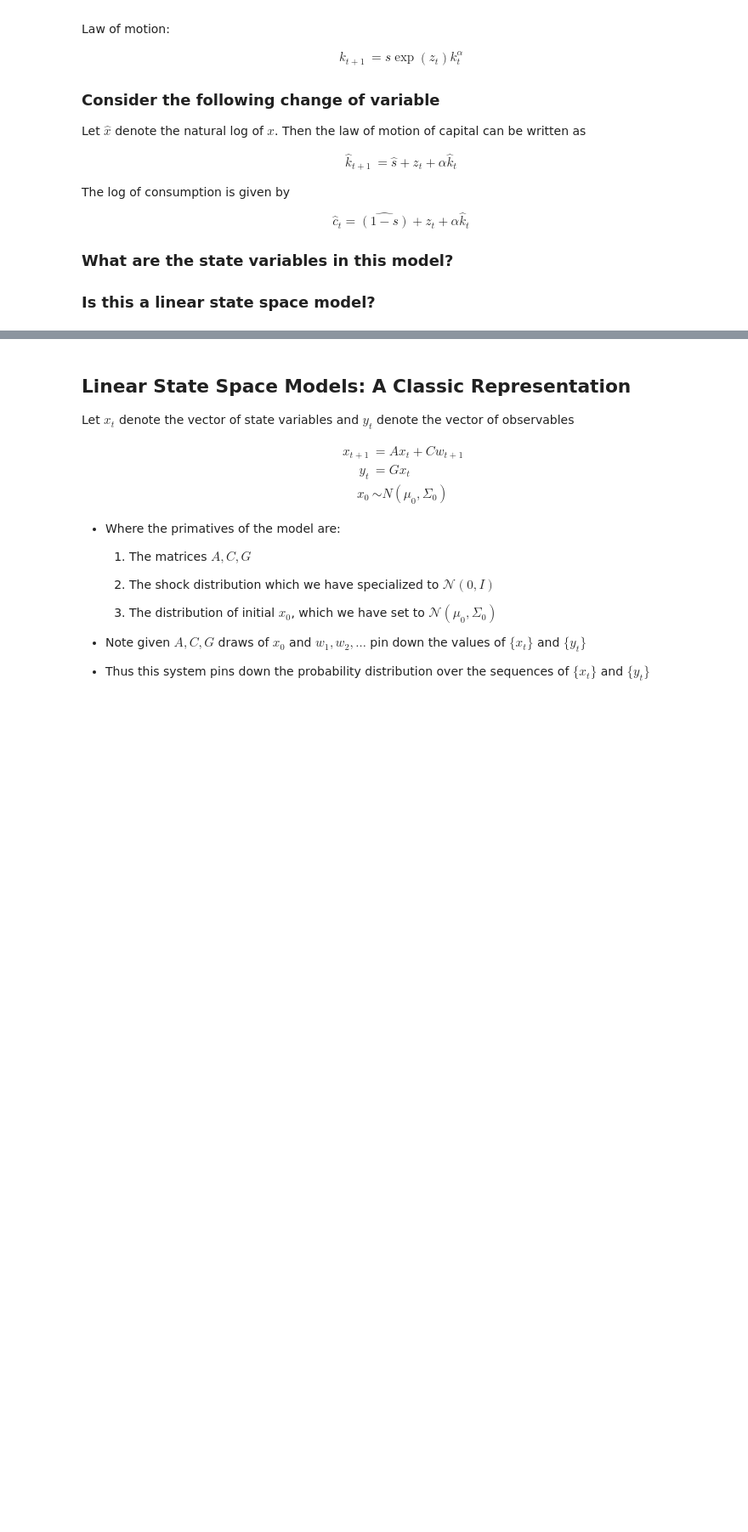
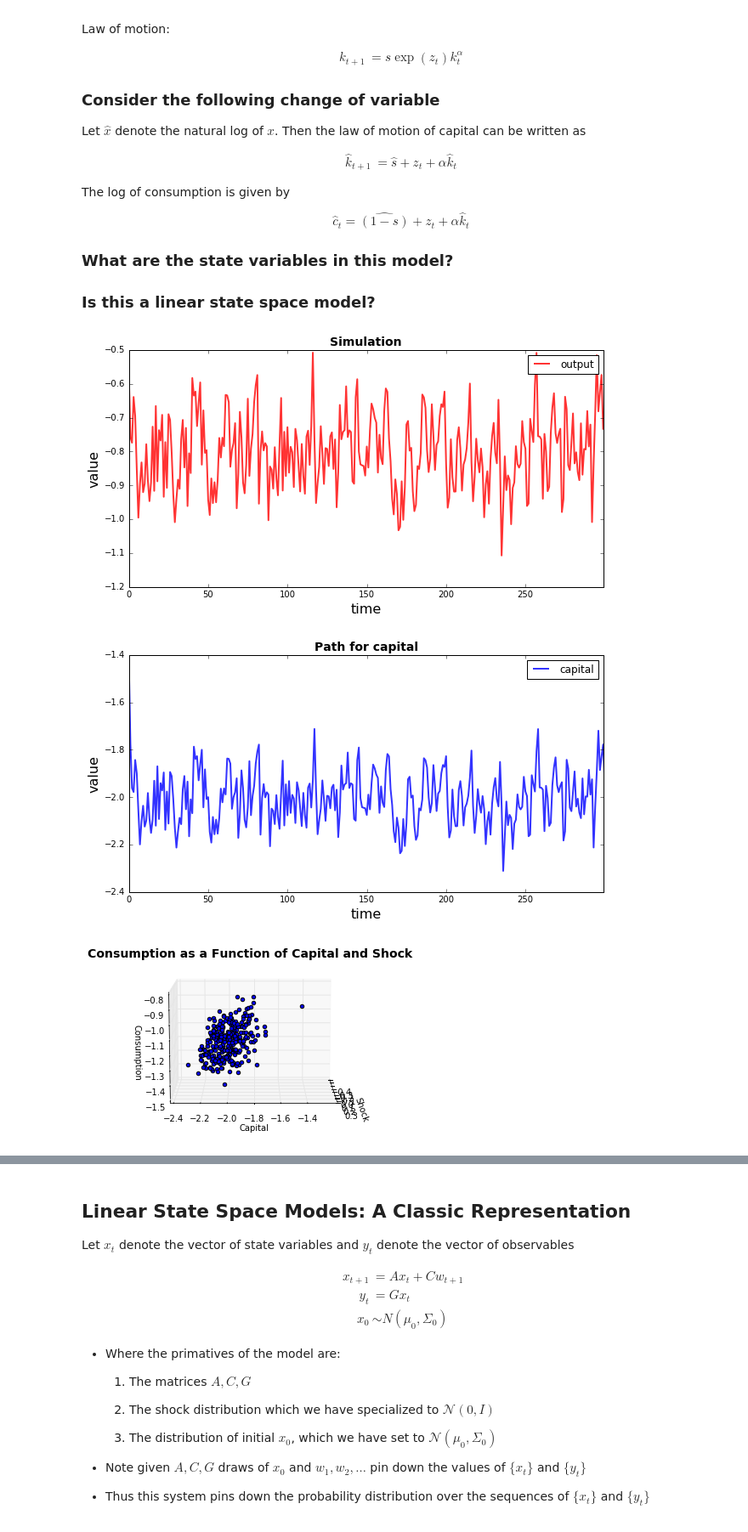
Before and after one commit to mmcky/nyu-econ-370, a Jupyter notebook: notebooks/Linear_state_space.ipynb, the cells around one changed output, grey strips where cells are left out. Shown at 85% size. Drawn from its saved outputs; the diff is of its cells as text; code cells hidden in the pictures; blank space fills up the shorter version.

```diff
--- a/notebooks/Linear_state_space.ipynb
+++ b/notebooks/Linear_state_space.ipynb
@@ -250,9 +255,9 @@ s = 0.3
 
 alpha = 0.4
 
-delta = 0.1
+delta = 1.0
 
-k_0 = 6
+k_0 = 0.24
 
 
 # N: number of periods for the transition
@@ -265,7 +270,7 @@ k_0 = 6
 
 N = 300
 
-std = 0.00001
+std = 0.1
 
 rho = 0.0
 
@@ -273,6 +278,7 @@ rho = 0.0
 # == set up the simulation == #
 
 Simul_shock = np.random.normal(0, std, N)
+
 
 Simul_y = np.zeros(N)
 
@@ -325,37 +331,54 @@ plt.show()
 # Plot the path for capital
 
 fig, ax = plt.subplots(figsize=(10, 5))
 
 ax.set_xlim(0, N-1)
 ax.set_xlabel(r'time', fontsize=16)
 ax.set_ylabel(r'value', fontsize=16)
 
 
 
 ax.plot(np.log(Simul_k), 'b-', lw=2, alpha=0.8, label=r'capital')
 
 
 ax.legend(ncol=1)
 
 
 plt.title(r"Path for capital", fontsize=14, fontweight='bold')
 
 plt.show()
 
 
 # Plot the consumption as a function of capital
 
 
+
+fig = plt.figure()
+
+ax = fig.add_subplot(111, projection='3d')
+
+for i in range(N):
+
+    ax.scatter(Simul_shock[i], np.log(Simul_k[i]), np.log(Simul_c[i]), 'ro' )
+
+ax.view_init(10, 0)
+ax.set_xlabel('Shock')
+ax.set_ylabel('Capital')
+ax.set_zlabel('Consumption')
+
+plt.title(r"Consumption as a Function of Capital and Shock", fontsize=14, fontweight='bold')
+plt.show()
+
+
 fig, ax = plt.subplots(figsize=(10, 5))
 
+ax.hist(np.log(Simul_k[0:N]), bins=16, normed=True, orientation='vertical', alpha=0.5)
 
-ax.set_xlabel(r'capital', fontsize=16)
-ax.set_ylabel(r'consumption', fontsize=16)
 
-ax.plot(Simul_c[0:N], Simul_k[0:N], 'g-', lw=2, alpha=0.8, label=r'consumption')
-
-ax.legend(ncol=1)
-
-plt.title(r"Consumption as a Function of Capital", fontsize=14, fontweight='bold')
+plt.title(r"Distribution of Capital", fontsize=14, fontweight='bold')
 
 plt.show()
+# %% [output]
+[figure, added]
+[figure, added]
+[figure, added]
```
Also changed, not shown: parts of 10 cells of this notebook.
